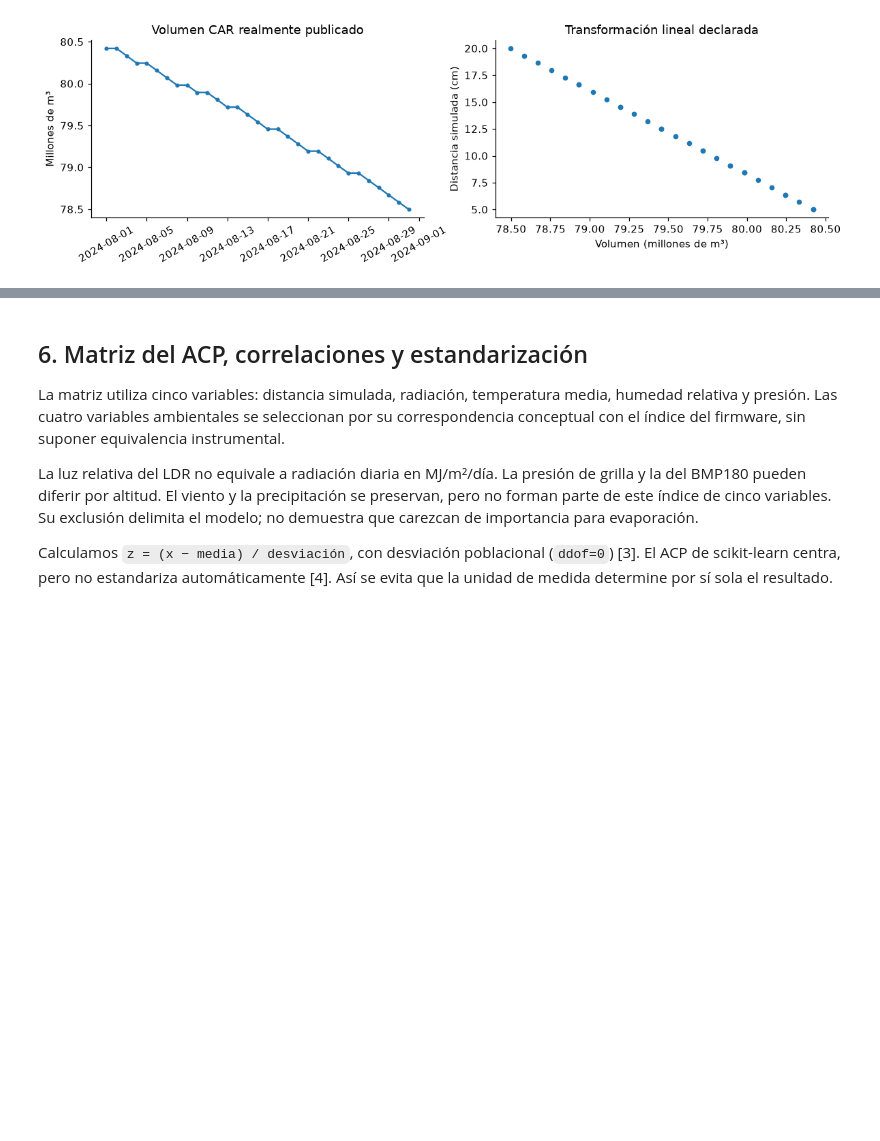
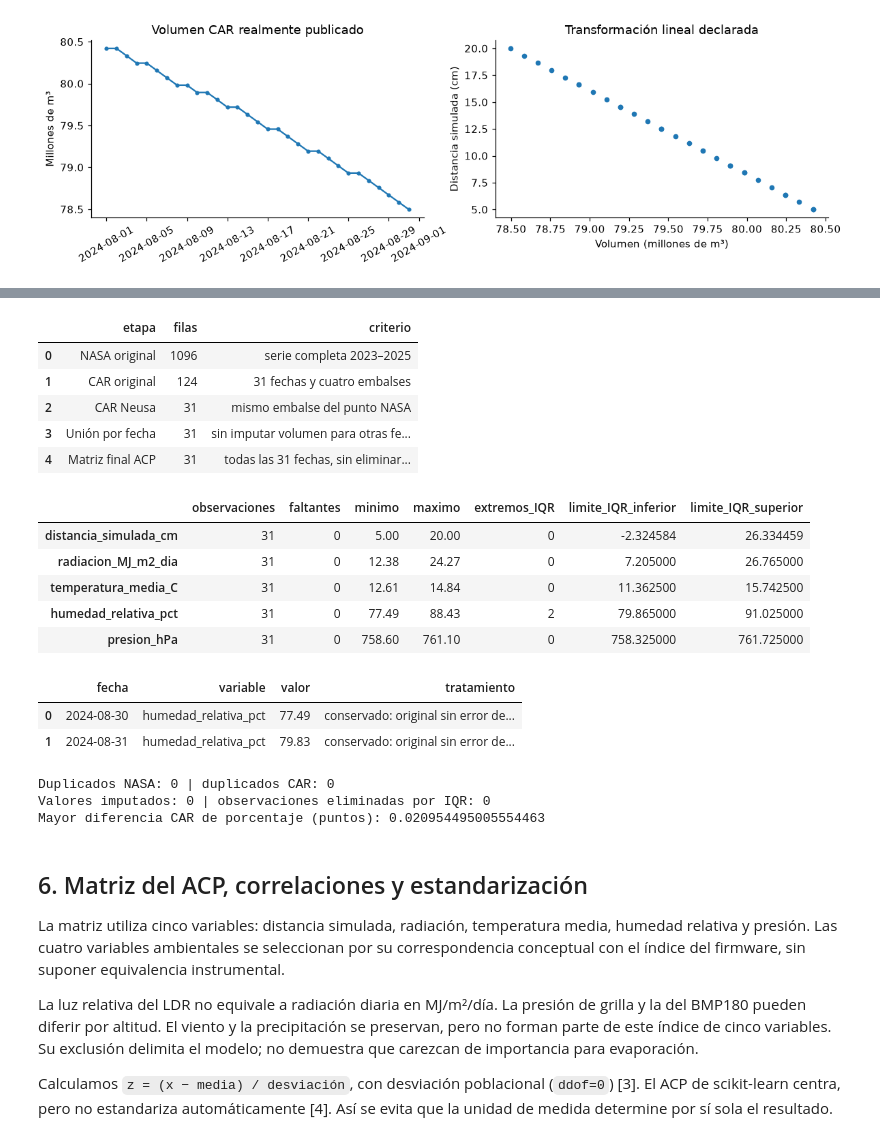
Before and after one commit to MarshallGomez1103/IoT_ACP_Analitica, a Jupyter notebook: 01_Fusion_ACP_volumen_ambiente.ipynb, the cells around one changed output, grey strips where cells are left out. Saved outputs shown, nothing was run; the diff lists cells and outputs as text; code cells hidden in the pictures; blank space fills up the shorter version.

Commit message:
feat(acp): completa los controles de calidad y reproducción

```diff
--- a/01_Fusion_ACP_volumen_ambiente.ipynb
+++ b/01_Fusion_ACP_volumen_ambiente.ipynb
@@ -341,3 +379,69 @@ El mínimo observado conserva **76.73 %** de almacenamiento publicado. En este e
+# %%
+assert nasa.index.is_unique and not nasa.isna().any().any()
+assert np.isfinite(nasa.to_numpy()).all()
+assert nasa.humedad_relativa_pct.between(0,100).all()
+assert (nasa.presion_hPa > 0).all()
+assert (nasa[["radiacion_MJ_m2_dia","precipitacion_mm_dia","viento_2m_m_s"]] >= 0).all().all()
+assert (nasa.temperatura_min_C <= nasa.temperatura_media_C).all()
+assert (nasa.temperatura_media_C <= nasa.temperatura_max_C).all()
+assert not car.isna().any().any()
+assert (car[campos[1:6]] >= 0).all().all()
+assert (car.capacidad_util_Mm3 > 0).all()
+variables = ["distancia_simulada_cm", "radiacion_MJ_m2_dia", "temperatura_media_C",
+             "humedad_relativa_pct", "presion_hPa"]
+X = datos[variables]
+assert datos.index.is_unique and len(datos)==31
+assert datos.index.equals(pd.date_range("2024-08-01","2024-08-31",name="fecha"))
+assert not X.isna().any().any() and np.isfinite(X.to_numpy()).all()
+assert (X.std(ddof=0) > 0).all()
+q1, q3 = X.quantile(0.25), X.quantile(0.75)
+iqr = q3-q1
+inferior, superior = q1-1.5*iqr, q3+1.5*iqr
+banderas = X.lt(inferior) | X.gt(superior)
+calidad_variables = pd.DataFrame({"observaciones":X.count(),"faltantes":X.isna().sum(),
+    "minimo":X.min(),"maximo":X.max(),"extremos_IQR":banderas.sum(),
+    "limite_IQR_inferior":inferior,"limite_IQR_superior":superior})
+alertas = []
+for variable in variables:
+    for fecha in X.index[banderas[variable]]:
+        alertas.append({"fecha":fecha,"variable":variable,"valor":X.loc[fecha,variable],
+                        "tratamiento":"conservado: original sin error demostrado"})
+alertas = pd.DataFrame(alertas, columns=["fecha","variable","valor","tratamiento"])
+trazabilidad = pd.DataFrame([
+    {"etapa":"NASA original","filas":len(nasa),"criterio":"serie completa 2023–2025"},
+    {"etapa":"CAR original","filas":len(car),"criterio":"31 fechas y cuatro embalses"},
+    {"etapa":"CAR Neusa","filas":len(neusa),"criterio":"mismo embalse del punto NASA"},
+    {"etapa":"Unión por fecha","filas":len(datos),"criterio":"sin imputar volumen para otras fechas"},
+    {"etapa":"Matriz final ACP","filas":len(X),"criterio":"todas las 31 fechas, sin eliminar extremos"},
+])
+calidad_variables.to_csv(RESULTADOS / "calidad_variables.csv")
+alertas.to_csv(RESULTADOS / "observaciones_IQR.csv",index=False)
+trazabilidad.to_csv(RESULTADOS / "trazabilidad_muestra.csv",index=False)
+display(trazabilidad)
+display(calidad_variables)
+display(alertas)
+print("Duplicados NASA:",int(nasa.index.duplicated().sum()),"| duplicados CAR:",int(car.duplicated(["fecha","embalse"]).sum()))
+print("Valores imputados: 0 | observaciones eliminadas por IQR: 0")
+print("Mayor diferencia CAR de porcentaje (puntos):",float(control_redondeo.diferencia_puntos_porcentuales.abs().max()))
+# %% [output]
+|  | etapa | filas | criterio |
+| 0 | NASA original | 1096 | serie completa 2023–2025 |
+| 1 | CAR original | 124 | 31 fechas y cuatro embalses |
+| 2 | CAR Neusa | 31 | mismo embalse del punto NASA |
+| 3 | Unión por fecha | 31 | sin imputar volumen para otras fe... |
+| 4 | Matriz final ACP | 31 | todas las 31 fechas, sin eliminar... |
+|  | observaciones | faltantes | minimo | maximo | extremos_IQR | limite_IQR_inferior | limite_IQR_superior |
+| distancia_simulada_cm | 31 | 0 | 5.00 | 20.00 | 0 | -2.324584 | 26.334459 |
+| radiacion_MJ_m2_dia | 31 | 0 | 12.38 | 24.27 | 0 | 7.205000 | 26.765000 |
+| temperatura_media_C | 31 | 0 | 12.61 | 14.84 | 0 | 11.362500 | 15.742500 |
+| humedad_relativa_pct | 31 | 0 | 77.49 | 88.43 | 2 | 79.865000 | 91.025000 |
+| presion_hPa | 31 | 0 | 758.60 | 761.10 | 0 | 758.325000 | 761.725000 |
+|  | fecha | variable | valor | tratamiento |
+| 0 | 2024-08-30 | humedad_relativa_pct | 77.49 | conservado: original sin error de... |
+| 1 | 2024-08-31 | humedad_relativa_pct | 79.83 | conservado: original sin error de... |
+Duplicados NASA: 0 | duplicados CAR: 0
+Valores imputados: 0 | observaciones eliminadas por IQR: 0
+Mayor diferencia CAR de porcentaje (puntos): 0.020954495005554463
 # %% [markdown]
 ## 6. Matriz del ACP, correlaciones y estandarización
 
```
Also changed, not shown: parts of 10 cells of this notebook, 8 other files.
